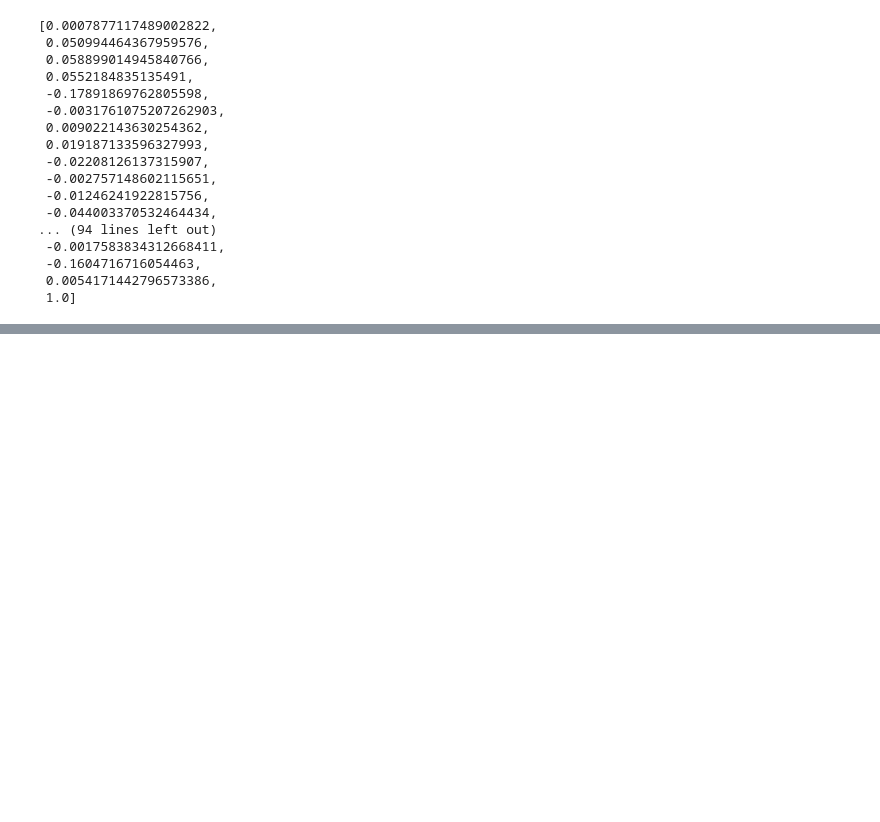
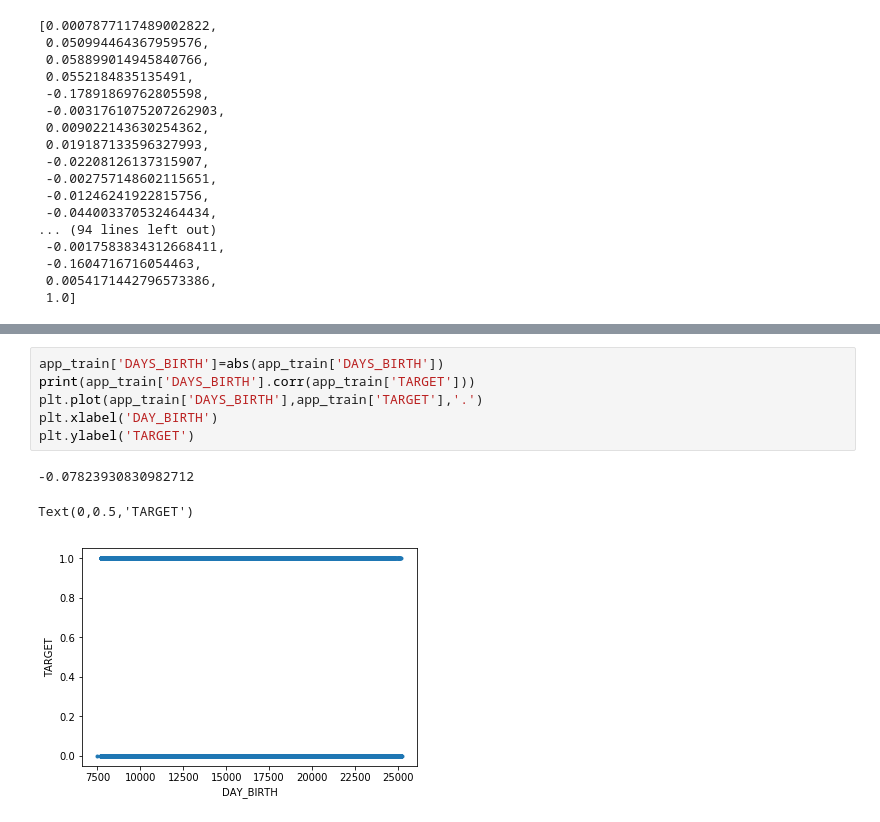
Before and after one commit to HAO-HSIANG1/2nd-ML100Days, a Jupyter notebook: homework/Day_010_HW.ipynb, the cells around one changed output, grey strips where cells are left out. Saved outputs shown, nothing was run; the diff lists cells and outputs as text; blank space fills up the shorter version.

```diff
--- a/homework/Day_010_HW.ipynb
+++ b/homework/Day_010_HW.ipynb
@@ -173,0 +206,10 @@ list(app_train.corr()['TARGET'].value_counts().index)
+# %%
+app_train['DAYS_BIRTH']=abs(app_train['DAYS_BIRTH'])
+print(app_train['DAYS_BIRTH'].corr(app_train['TARGET']))
+plt.plot(app_train['DAYS_BIRTH'],app_train['TARGET'],'.')
+plt.xlabel('DAY_BIRTH')
+plt.ylabel('TARGET')
+# %% [output]
+-0.07823930830982712
+Text(0,0.5,'TARGET')
+[figure, added]
```
Also changed, not shown: parts of 8 cells of this notebook.
